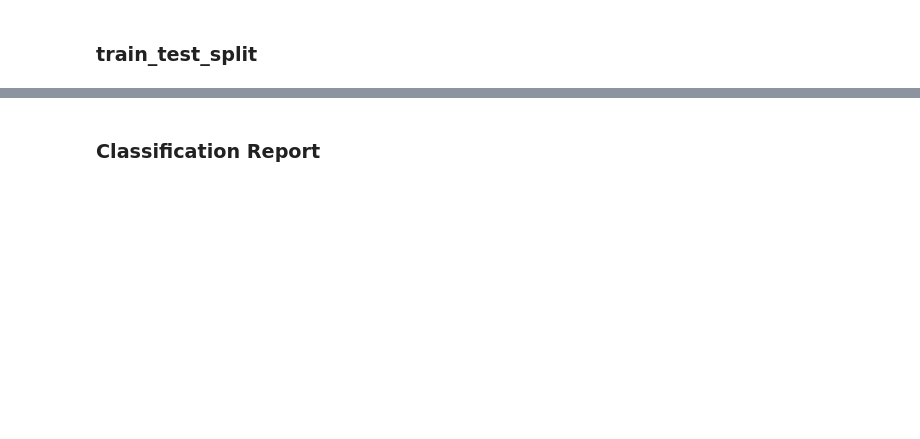
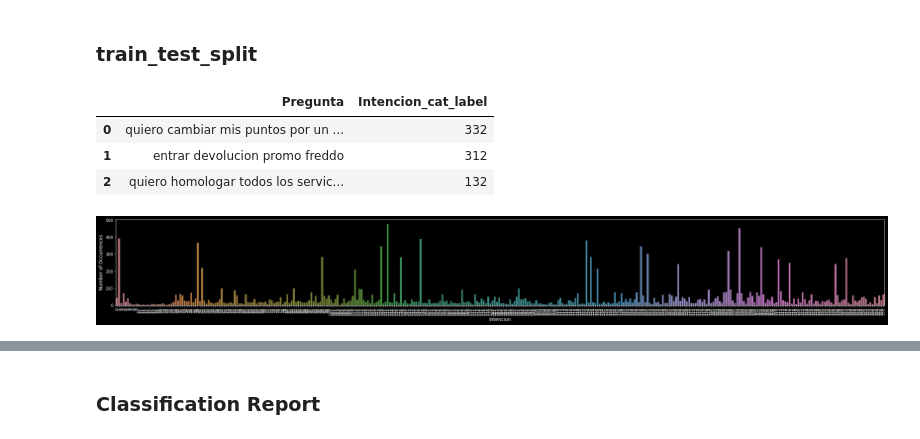
Before and after one commit to joseferrercba/FundacionsadoskySantander, a Jupyter notebook: Santander-Train Model.ipynb, the cells around one changed output, grey strips where cells are left out. Drawn from its saved outputs; the diff is of its cells as text; code cells hidden in the pictures; blank space fills up the shorter version.

```diff
--- a/Santander-Train Model.ipynb
+++ b/Santander-Train Model.ipynb
@@ -98,3 +81,28 @@ def add_mock_data(category):
+# %%
+def add_mock_data(df, category, multiplier=10):
+    mask = (df['Intencion_cat_label'] == category)
+    row = df[mask]
+    return df.append([row]*multiplier,ignore_index=True)
+
+def apply_resample(df, column, num_cases=5, multiplier=10):
+    print('-----------------')
+    print('Before Resample: ')
+    print('-----------------')
+    print('Train Shape: ' + str(df.shape))
+
+    #add another row to minority class with few values
+    grouped = df.groupby('Intencion_cat_label').count().sort_values(by='Intencion_cat_label', ascending=True)
+    poor_cases = grouped[grouped[column] < num_cases]
+    print('Poor cases: {}'.format(len(poor_cases)))
+    print(poor_cases)
+    for index in poor_cases.index.unique():
+        df = add_mock_data(df, index, multiplier)
+
+    print('----------------')
+    print('After Resample: ')
+    print('----------------')
+    print('Train Shape: ' + str(df.shape))
+    return df
 # %% [markdown]
 ### Get Info from CSV
 # %%
@@ -137,0 +130,3 @@ Test Shape: (6702, 2)
+# %%
+# add one more sample because I have one case with just one sample and stratify need at least 2 samples
+df_train = apply_resample(df_train, 'Pregunta', 2, 1)
@@ -153,0 +155,23 @@ y_test = y_test.astype('int')
+# %%
+#Join X_train and y_train to add more classes to train
+
+df_Xtrain = pd.DataFrame(X_train, columns=['Pregunta'])
+df_Xtrain.set_index('Pregunta')
+df_Xtrain['Intencion_cat_label'] = y_train
+df_Xtrain.head(3)
+# %% [output]
+|  | Pregunta | Intencion_cat_label |
+| 0 | quiero cambiar mis puntos por un ... | 332 |
+| 1 | entrar devolucion promo freddo | 312 |
+| 2 | quiero homologar todos los servic... | 132 |
+# %%
+cnt_pro = df_Xtrain['Intencion_cat_label'].value_counts()
+
+plt.figure(figsize=(35,4))
+sns.barplot(cnt_pro.index, cnt_pro.values, alpha=0.8)
+plt.ylabel('Number of Occurrences', fontsize=12)
+plt.xlabel('Intencion', fontsize=12)
+plt.xticks(rotation=90)
+plt.show()
+# %% [output]
+[figure, added]
```
Also changed, not shown: parts of 23 cells of this notebook, 2 other files.
